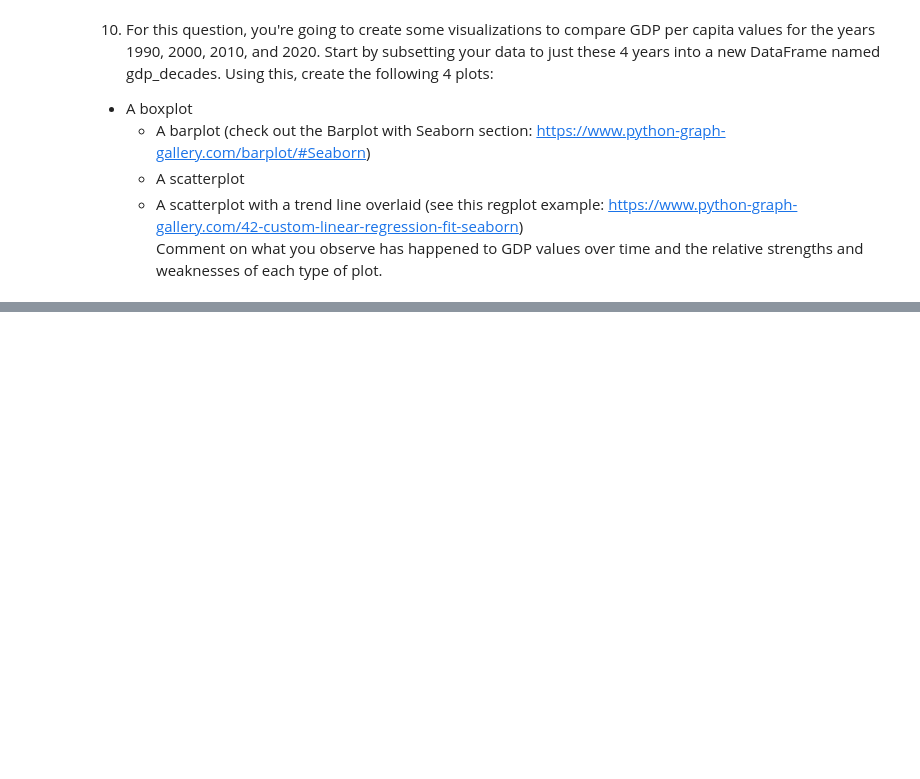
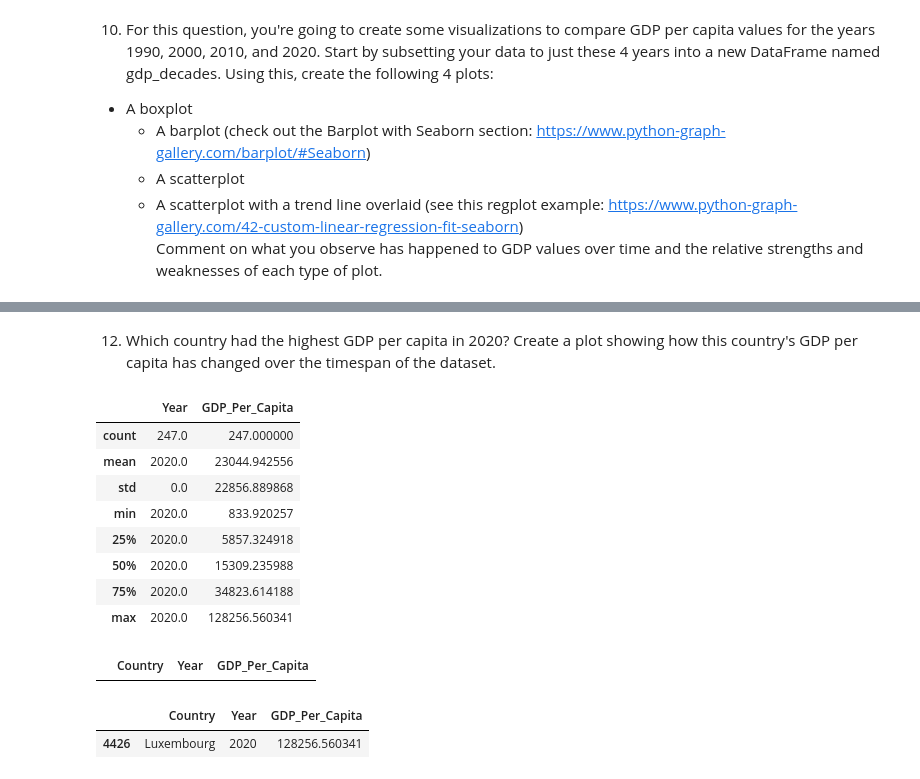
Before and after one commit to NSS-Data-Analytics-Cohort-15/un-exploration-GooseCorpse21, a Jupyter notebook: notebooks/un-exploration project.ipynb, the cells around one changed output, grey strips where cells are left out. Drawn from its saved outputs; the diff is of its cells as text; code cells hidden in the pictures; blank space fills up the shorter version.

```diff
--- a/notebooks/un-exploration project.ipynb
+++ b/notebooks/un-exploration project.ipynb
@@ -163,0 +209,27 @@ Comment on what you observe has happened to GDP values over time and the relativ
+# %% [markdown]
+12. Which country had the highest GDP per capita in 2020? Create a plot showing how this country's GDP per capita has changed over the timespan of the dataset.
+# %%
+gdp_2020.describe()
+# %% [output]
+|  | Year | GDP_Per_Capita |
+| count | 247.0 | 247.000000 |
+| mean | 2020.0 | 23044.942556 |
+| std | 0.0 | 22856.889868 |
+| min | 2020.0 | 833.920257 |
+| 25% | 2020.0 | 5857.324918 |
+| 50% | 2020.0 | 15309.235988 |
+| 75% | 2020.0 | 34823.614188 |
+| max | 2020.0 | 128256.560341 |
+# %%
+    # wrong answer
+gdp_max = gdp_2020.loc[gdp_2020['GDP_Per_Capita'] == 128256.560341]
+gdp_max
+# %% [output]
+|  | Country | Year | GDP_Per_Capita |
+# %%
+    # isclose helps return values close to the number filtered on
+gdp_max = gdp_2020[np.isclose(gdp_2020['GDP_Per_Capita'], 128256.560341)]
+gdp_max
+# %% [output]
+|  | Country | Year | GDP_Per_Capita |
+| 4426 | Luxembourg | 2020 | 128256.560341 |
```
Also changed, not shown: parts of 8 cells of this notebook.
